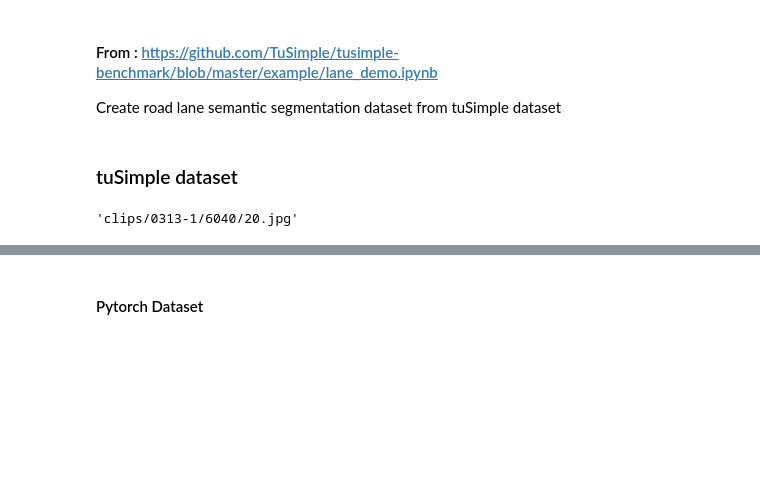
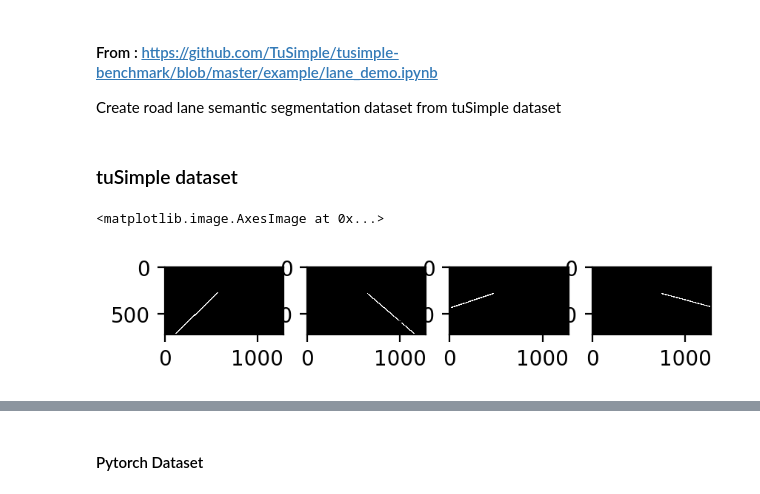
Before and after one commit to jaeoh2/Road-Lane-Instance-Segmentation-PyTorch, a Jupyter notebook: notebooks/explore_dataset.ipynb, the cells around one changed output, grey strips where cells are left out. Cells and saved outputs as stored; diff of their text form; code cells hidden in the pictures; blank space fills up the shorter version.

```diff
--- a/notebooks/explore_dataset.ipynb
+++ b/notebooks/explore_dataset.ipynb
@@ -38,6 +45,22 @@ raw_files = [raw_file['raw_file'] for raw_file in train_json]
-# %%
-raw_files[0]
-# %% [output]
-'clips/0313-1/6040/20.jpg'
-# %%
-lane_pts = [[(x,y) for (x,y) in zip(lane, y_samples[0]) if x >= 0] for lane in lanes[0]]
+# %%
+img = plt.imread(os.path.join(train_path, raw_files[ind]))
+height, width, _ = img.shape
+label_img = np.zeros((height, width), dtype=np.uint8)
+ins_img = np.zeros((0, height, width), dtype=np.uint8)
+# %%
+for i, lane_pt in enumerate(lane_pts):
+    cv2.polylines(label_img, np.int32([lane_pt]), isClosed=False, color=(255), thickness=10)
+    gt = np.zeros((height, width), dtype=np.uint8)
+    gt = cv2.polylines(gt, np.int32([lane_pt]), isClosed=False, color=(1), thickness=10)
+    ins_img = np.concatenate([ins_img, gt[np.newaxis]])
+# %%
+plt.figure(dpi=200)
+plt.gray()
+plt.subplot(151); plt.imshow(ins_img[0])
+plt.subplot(152); plt.imshow(ins_img[1])
+plt.subplot(153); plt.imshow(ins_img[2])
+plt.subplot(154); plt.imshow(ins_img[3])
+# plt.subplot(155); plt.imshow(ins_mask[4])
+# %% [output]
+<matplotlib.image.AxesImage at 0x...>
+[figure, added]
```
Also changed, not shown: parts of 19 cells of this notebook, 1 other file.
